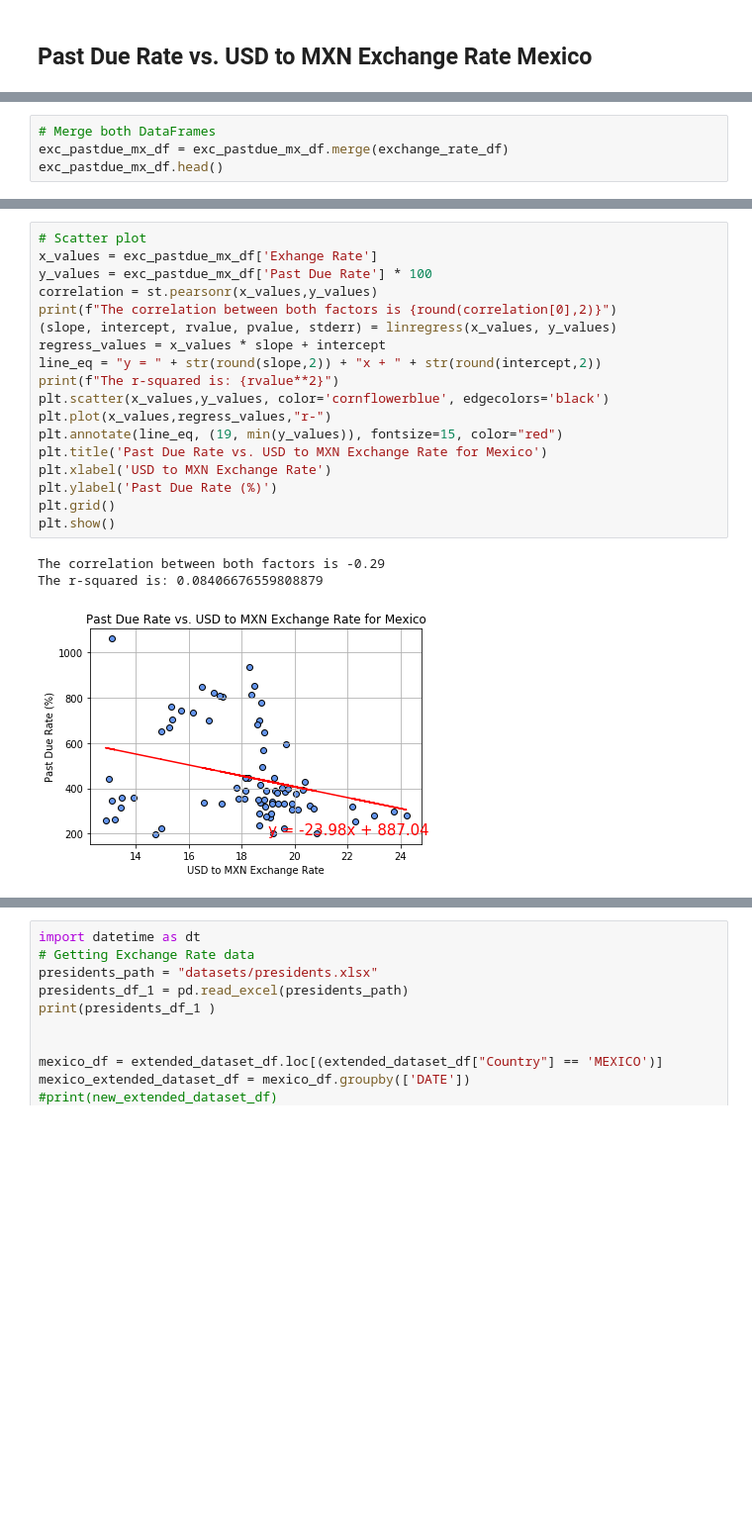
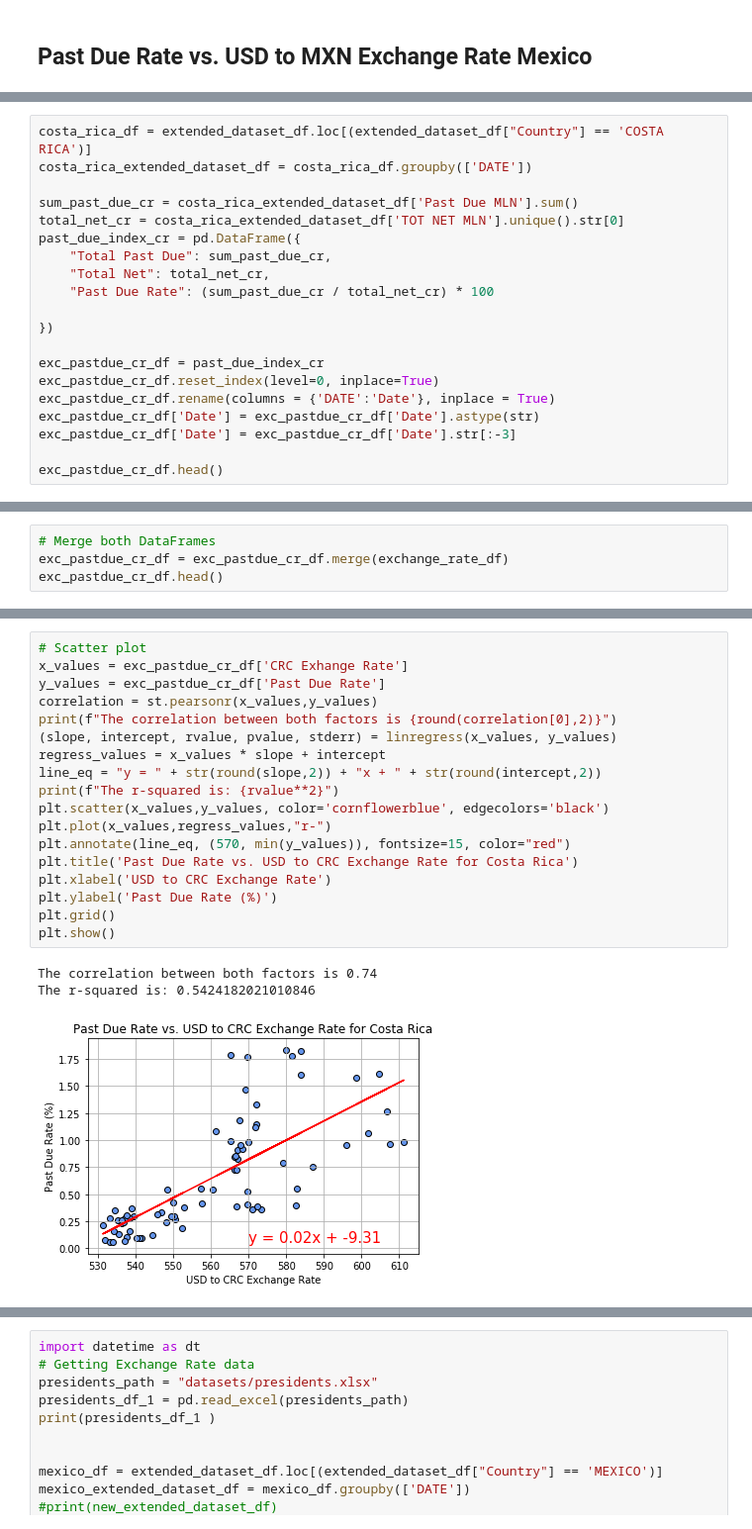
Before and after one commit to SergioGL8/P1---Digging-deep-in-past-due-patterns-, a Jupyter notebook: explore_visual.ipynb, the cells around one changed output, grey strips where cells are left out. Shown: that part at 99% size. Saved outputs shown, nothing was run; the diff lists cells and outputs as text; blank space fills up the shorter version.

```diff
--- a/explore_visual.ipynb
+++ b/explore_visual.ipynb
@@ -597,0 +660,20 @@ The r-squared is: 0.393179293066853
+# %%
+costa_rica_df = extended_dataset_df.loc[(extended_dataset_df["Country"] == 'COSTA RICA')]
+costa_rica_extended_dataset_df = costa_rica_df.groupby(['DATE'])
+
+sum_past_due_cr = costa_rica_extended_dataset_df['Past Due MLN'].sum()
+total_net_cr = costa_rica_extended_dataset_df['TOT NET MLN'].unique().str[0]
+past_due_index_cr = pd.DataFrame({
+    "Total Past Due": sum_past_due_cr,
+    "Total Net": total_net_cr,
+    "Past Due Rate": (sum_past_due_cr / total_net_cr) * 100
+
+})
+
+exc_pastdue_cr_df = past_due_index_cr
+exc_pastdue_cr_df.reset_index(level=0, inplace=True)
+exc_pastdue_cr_df.rename(columns = {'DATE':'Date'}, inplace = True)
+exc_pastdue_cr_df['Date'] = exc_pastdue_cr_df['Date'].astype(str)
+exc_pastdue_cr_df['Date'] = exc_pastdue_cr_df['Date'].str[:-3]
+
+exc_pastdue_cr_df.head()
@@ -598,5 +687,5 @@ The r-squared is: 0.393179293066853
 # %%
 # Merge both DataFrames
-exc_pastdue_mx_df = exc_pastdue_mx_df.merge(exchange_rate_df)
-exc_pastdue_mx_df.head()
+exc_pastdue_cr_df = exc_pastdue_cr_df.merge(exchange_rate_df)
+exc_pastdue_cr_df.head()
 # %% [output]
@@ -609,22 +698,22 @@ exc_pastdue_mx_df.head()
 # %%
 # Scatter plot
-x_values = exc_pastdue_mx_df['Exhange Rate']
-y_values = exc_pastdue_mx_df['Past Due Rate'] * 100
+x_values = exc_pastdue_cr_df['CRC Exhange Rate']
+y_values = exc_pastdue_cr_df['Past Due Rate']
 correlation = st.pearsonr(x_values,y_values)
 print(f"The correlation between both factors is {round(correlation[0],2)}")
 (slope, intercept, rvalue, pvalue, stderr) = linregress(x_values, y_values)
 regress_values = x_values * slope + intercept
 line_eq = "y = " + str(round(slope,2)) + "x + " + str(round(intercept,2))
 print(f"The r-squared is: {rvalue**2}")
 plt.scatter(x_values,y_values, color='cornflowerblue', edgecolors='black')
 plt.plot(x_values,regress_values,"r-")
-plt.annotate(line_eq, (19, min(y_values)), fontsize=15, color="red")
-plt.title('Past Due Rate vs. USD to MXN Exchange Rate for Mexico')
-plt.xlabel('USD to MXN Exchange Rate')
+plt.annotate(line_eq, (570, min(y_values)), fontsize=15, color="red")
+plt.title('Past Due Rate vs. USD to CRC Exchange Rate for Costa Rica')
+plt.xlabel('USD to CRC Exchange Rate')
 plt.ylabel('Past Due Rate (%)')
 plt.grid()
 plt.show()
 # %% [output]
-The correlation between both factors is -0.29
-The r-squared is: 0.08406676559808879
+The correlation between both factors is 0.74
+The r-squared is: 0.5424182021010846
-[figure, old version]
+[figure, new version]
```
Also changed, not shown: parts of 24 cells of this notebook.
